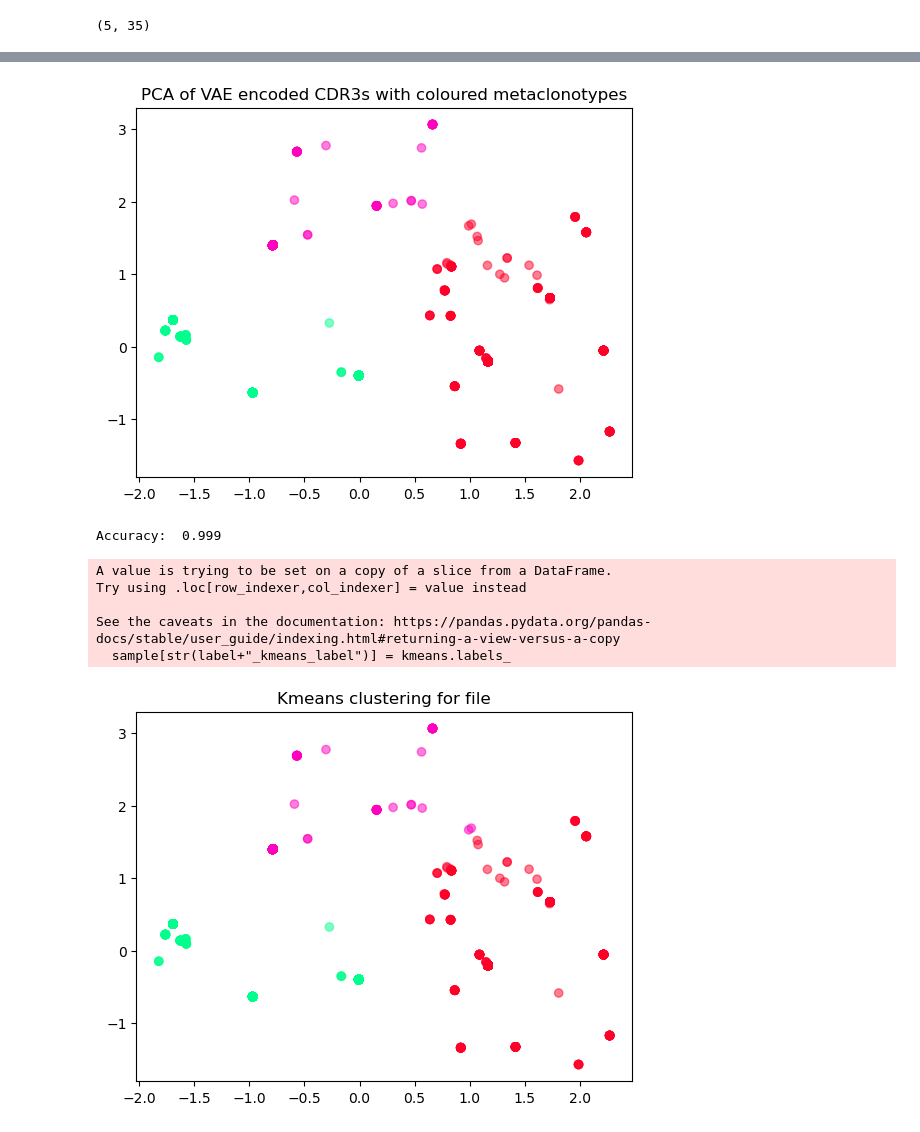
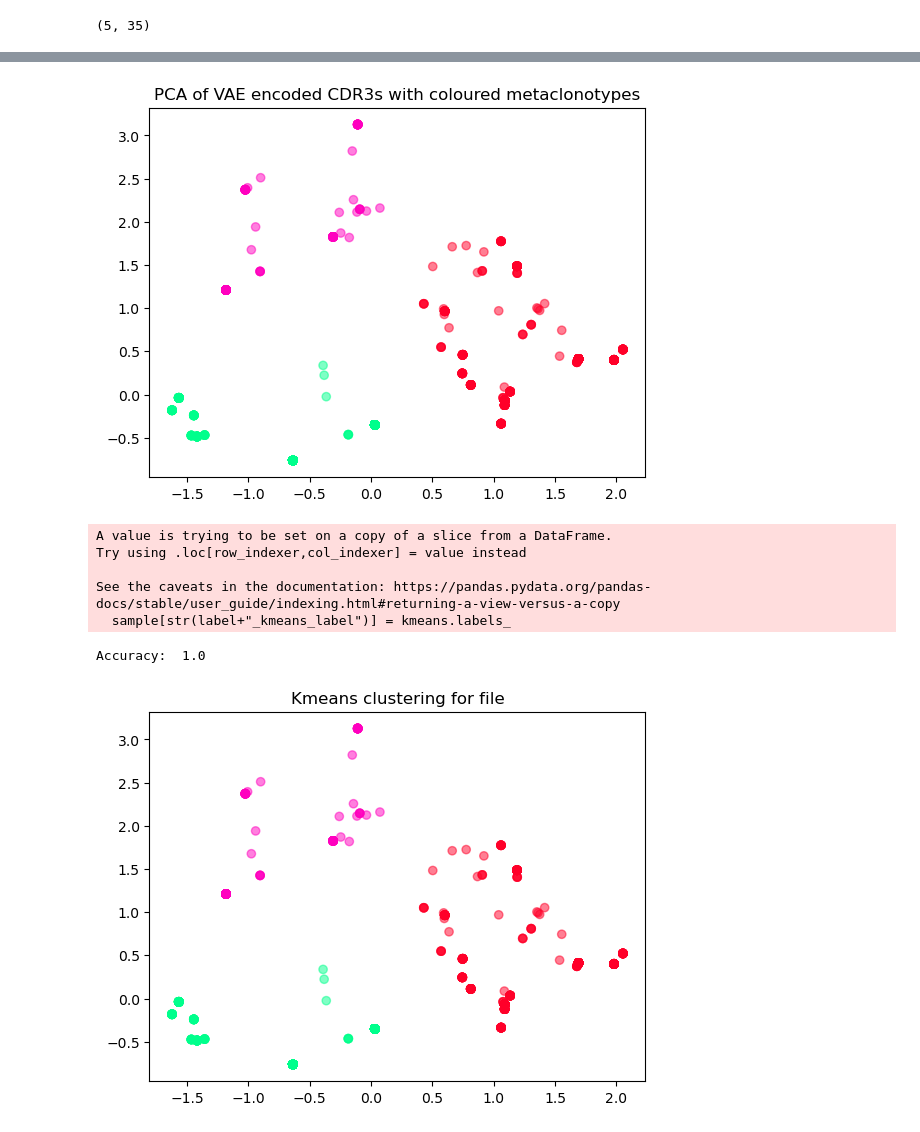
Before and after one commit to yanismiraoui/M4R-Project-Notebooks, a Jupyter notebook: VAE_relevance_vs_RBM.ipynb, the cells around one changed output, grey strips where cells are left out. Drawn from its saved outputs; the diff is of its cells as text; code cells hidden in the pictures.

```diff
--- a/VAE_relevance_vs_RBM.ipynb
+++ b/VAE_relevance_vs_RBM.ipynb
@@ -266,11 +255,11 @@ for i in range(len(X_train)):
 # %%
 params = {
             "latent_dim": 35,
-            "dense_nodes": 75,
+            "dense_nodes": 30,
             "aa_embedding_dim": 21,
             "v_gene_embedding_dim": 54,
             "j_gene_embedding_dim": 13,
-            "beta": 0.75,
+            "beta": 0.90,
             "max_cdr3_len": 20,
             "n_aas": 21,
             "n_v_genes": 6,
@@ -290,6 +279,6 @@ res = build(params)
 # %% [output]
 (5, 35)
 # %%
-res["vae"].fit(X_train, X_train, epochs=100, batch_size=5,verbose=1)
+res["vae"].fit(X_train, X_train, epochs=50, batch_size=5,verbose=1)
 # %% [output]
 Train on 3500 samples
@@ -326,43 +315,43 @@ df[label] = labels
 rgb_values = sns.color_palette("Spectral", df[label].nunique())
 df[str(label+"_color")] = df[label].apply(lambda x: rgb_values[x])
 
-N=2000
+N=3000
 X_test = X_train.copy()
 for i in range(len(X_test)):
     X_test[i] = X_test[i][:N]
 
 X_test_encode = res["encoder"].predict(X_test)
 pca = PCA(n_components=2)
 principalComponents = pca.fit_transform(X_test_encode[0])
 plot_X_test = principalComponents # X_test_encode[0] not working well
 
 plt.scatter(plot_X_test[:,0], plot_X_test[:,1], c=df[label][:N], cmap="gist_rainbow", alpha=0.5)
 plt.title("PCA of VAE encoded CDR3s with coloured metaclonotypes")
 plt.show()
 
 k = 3
 kmeans = KMeans(n_clusters=k, random_state=0).fit(X_test_encode[0][:N])
 labels = pd.Series(kmeans.labels_)
 rgb_values = sns.color_palette("Spectral", k)
 col_kmeans = labels.apply(lambda x: rgb_values[x])
 sample = df[:N]
 sample[str(label+"_kmeans_label")] = kmeans.labels_
 label_dict = {}
 for cluster in range(k):
     label_ind = sample[sample[str(label+"_kmeans_label")] == cluster][label].value_counts().index[0]
     label_dict[cluster] = label_ind
 
 print("Accuracy: ", sum([label_dict[x] == y for x,y in zip(sample[str(label+"_kmeans_label")], sample[label])])/len(sample))
 plt.scatter(plot_X_test[:,0], plot_X_test[:,1], c=labels, cmap="gist_rainbow", alpha=0.5)
 centroids = kmeans.cluster_centers_
 plt.title("Kmeans clustering for "+label)
 plt.show()
 # %% [output]
-[figure, old version]
+[figure, new version]
-Accuracy:  0.999
+A value is trying to be set on a copy of a slice from a DataFrame.
+Try using .loc[row_indexer,col_indexer] = value instead
+
+See the caveats in the documentation: https://pandas.pydata.org/pandas-docs/stable/user_guide/indexing.html#returning-a-view-versus-a-copy
+  sample[str(label+"_kmeans_label")] = kmeans.labels_
-A value is trying to be set on a copy of a slice from a DataFrame.
-Try using .loc[row_indexer,col_indexer] = value instead
-
-See the caveats in the documentation: https://pandas.pydata.org/pandas-docs/stable/user_guide/indexing.html#returning-a-view-versus-a-copy
-  sample[str(label+"_kmeans_label")] = kmeans.labels_
+Accuracy:  1.0
-[figure, old version]
+[figure, new version]
```
Also changed, not shown: parts of 16 cells of this notebook, 7 other files.
